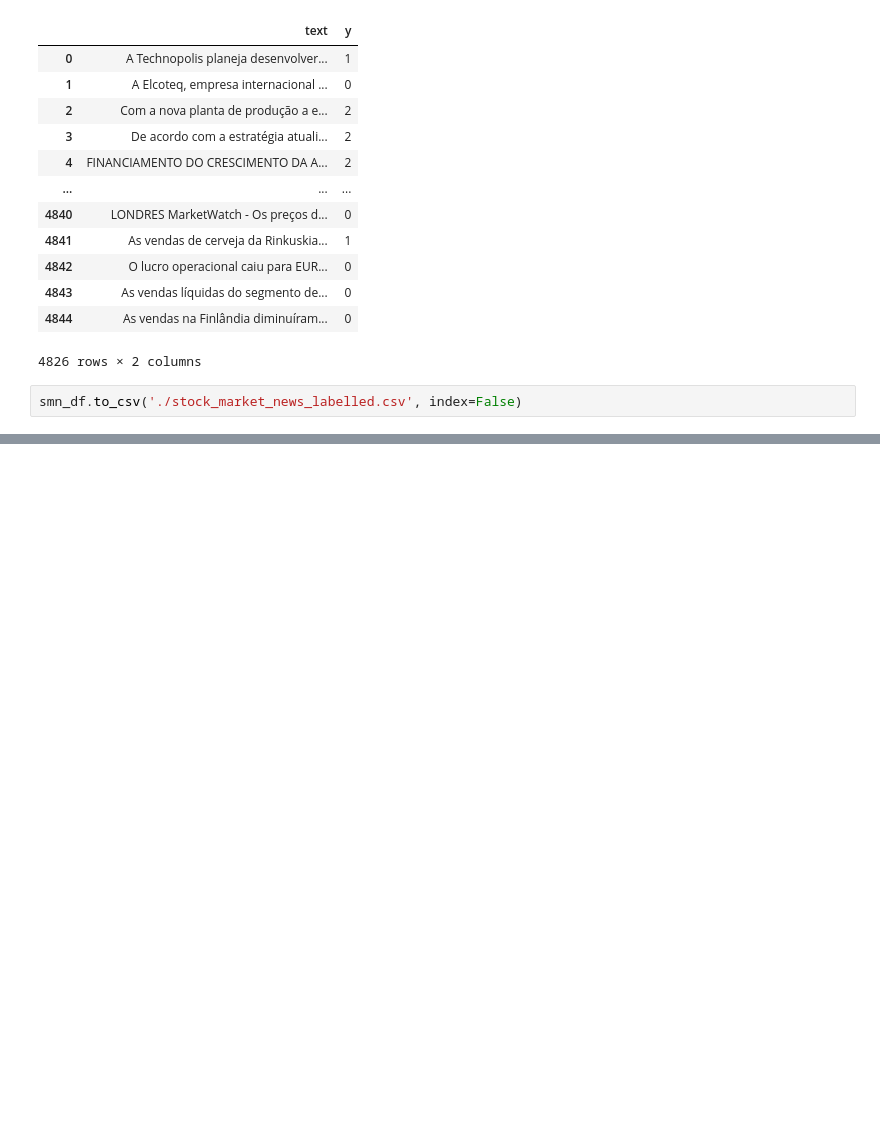
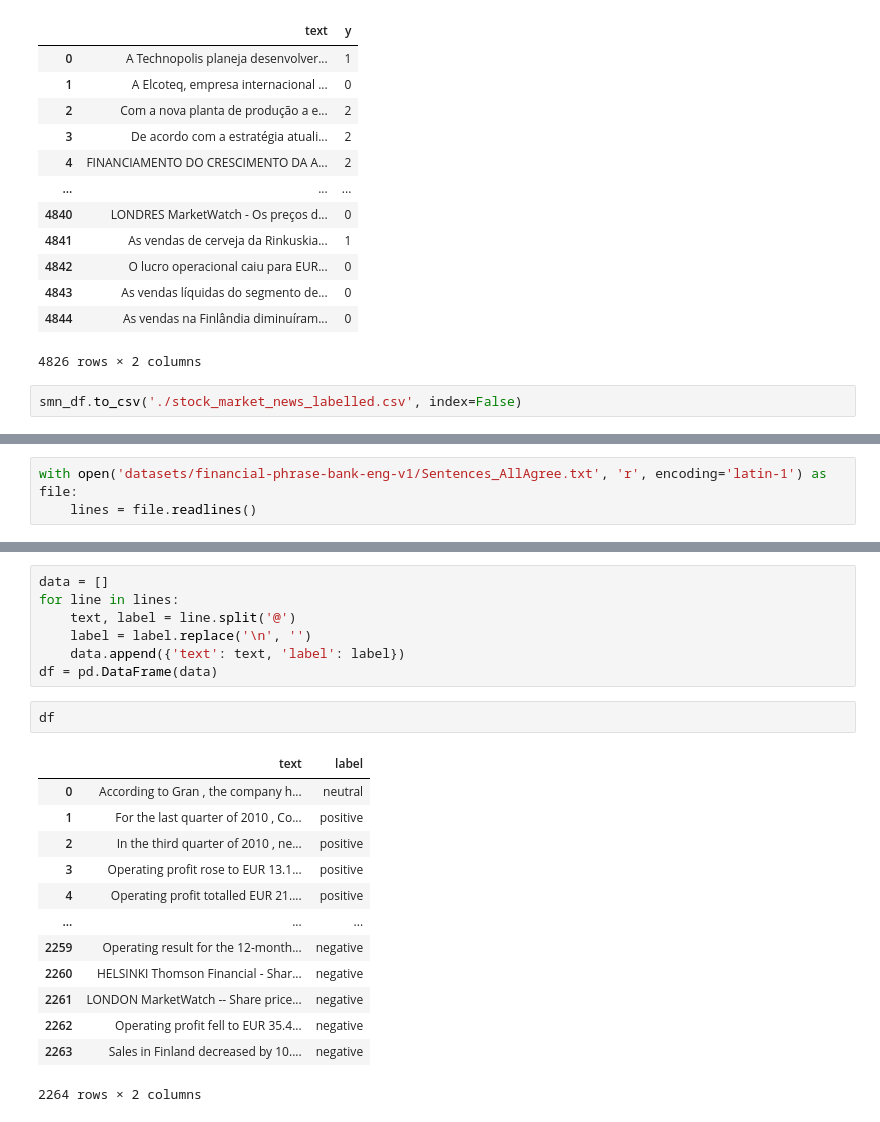
Before and after one commit to Tuiaia/artificial-intelligence, a Jupyter notebook: jupyter-notebooks/datasets.ipynb, the cells around one changed output, grey strips where cells are left out. Drawn from its saved outputs; the diff is of its cells as text; blank space fills up the shorter version.

Commit message:
feat(dataset): pré-processar dataset financialPhraseBankEnglish

```diff
--- a/jupyter-notebooks/datasets.ipynb
+++ b/jupyter-notebooks/datasets.ipynb
@@ -207,0 +218,3 @@ smn_df.to_csv('./stock_market_news_labelled.csv', index=False)
+# %%
+with open('datasets/financial-phrase-bank-eng-v1/Sentences_AllAgree.txt', 'r', encoding='latin-1') as file:
+    lines = file.readlines()
@@ -207,0 +241,23 @@ smn_df.to_csv('./stock_market_news_labelled.csv', index=False)
+# %%
+data = []
+for line in lines:
+    text, label = line.split('@')
+    label = label.replace('\n', '')
+    data.append({'text': text, 'label': label})
+df = pd.DataFrame(data)
+# %%
+df
+# %% [output]
+|  | text | label |
+| 0 | According to Gran , the company h... | neutral |
+| 1 | For the last quarter of 2010 , Co... | positive |
+| 2 | In the third quarter of 2010 , ne... | positive |
+| 3 | Operating profit rose to EUR 13.1... | positive |
+| 4 | Operating profit totalled EUR 21.... | positive |
+| ... | ... | ... |
+| 2259 | Operating result for the 12-month... | negative |
+| 2260 | HELSINKI Thomson Financial - Shar... | negative |
+| 2261 | LONDON MarketWatch -- Share price... | negative |
+| 2262 | Operating profit fell to EUR 35.4... | negative |
+| 2263 | Sales in Finland decreased by 10.... | negative |
+2264 rows × 2 columns
```
Also changed, not shown: parts of 10 cells of this notebook.
